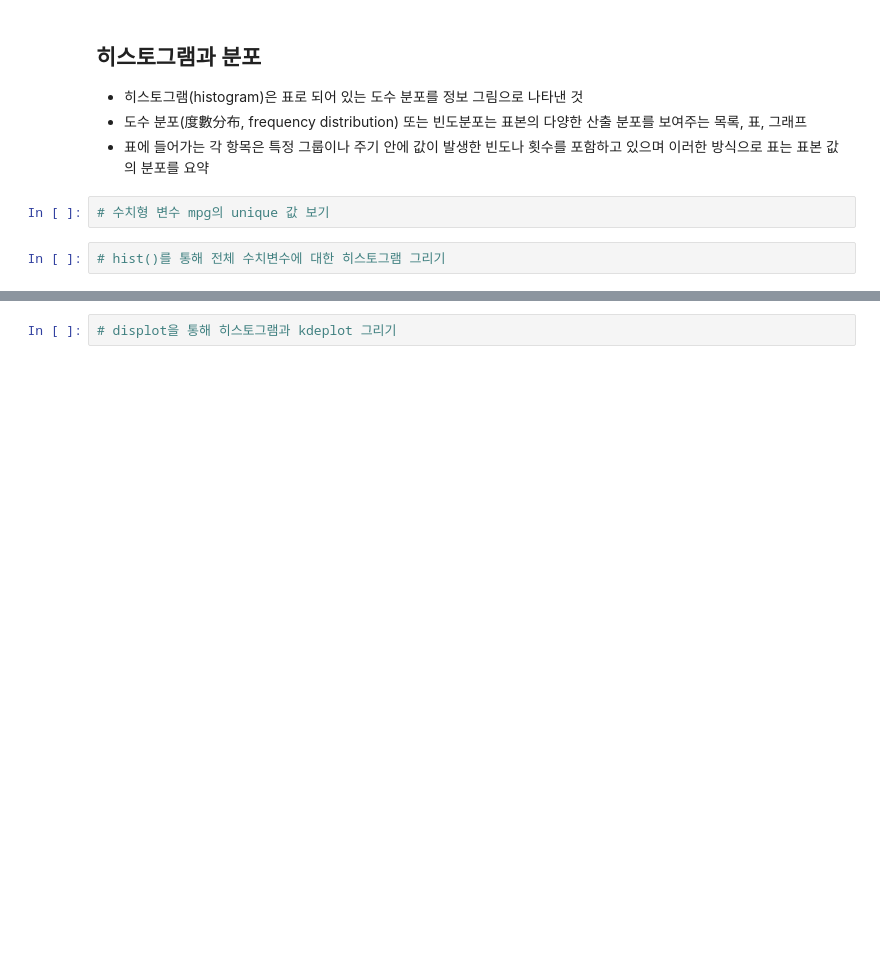
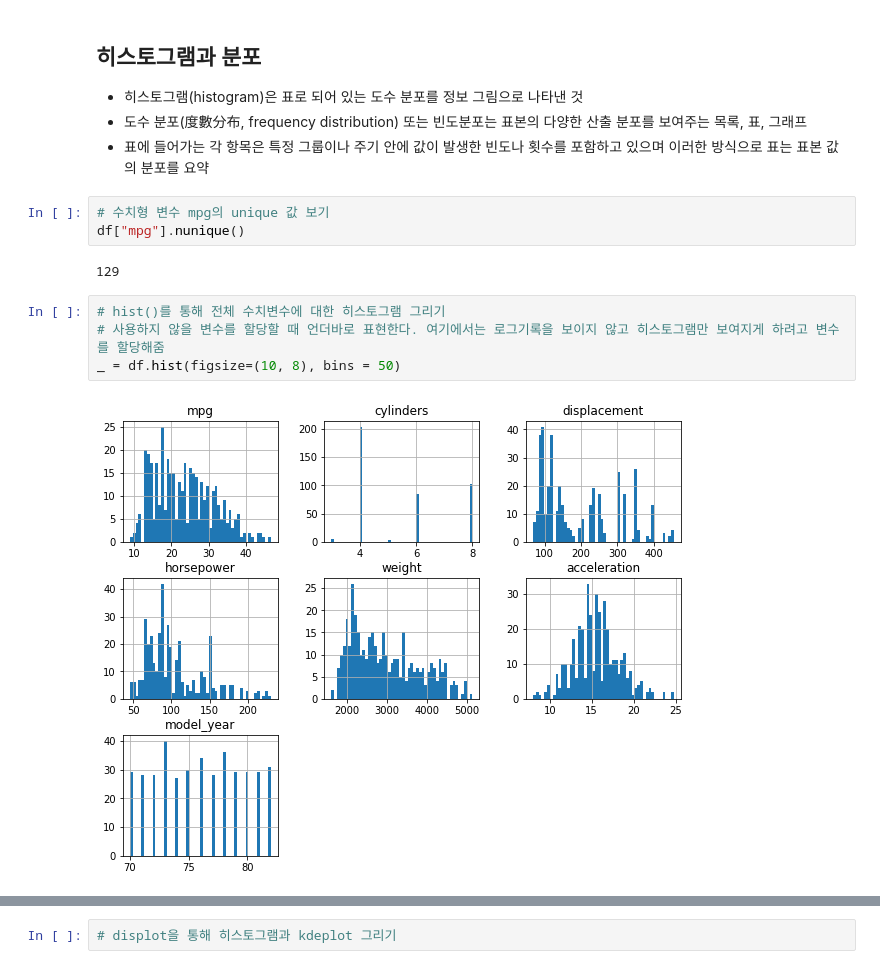
Before and after one commit to prrrosy/Data_Science, a Jupyter notebook: 5.3 파이썬 EDA-수치형 변수-input.ipynb, the cells around one changed output, grey strips where cells are left out. Cells and saved outputs as stored; diff of their text form; blank space fills up the shorter version.

```diff
--- a/5.3 파이썬 EDA-수치형 변수-input.ipynb
+++ b/5.3 파이썬 EDA-수치형 변수-input.ipynb
@@ -127,8 +127,15 @@ df.describe(include="object")
 * 표에 들어가는 각 항목은 특정 그룹이나 주기 안에 값이 발생한 빈도나 횟수를 포함하고 있으며 이러한 방식으로 표는 표본 값의 분포를 요약
 # %%
 # 수치형 변수 mpg의 unique 값 보기
+df["mpg"].nunique()
+# %% [output]
+129
-# %%
-# hist()를 통해 전체 수치변수에 대한 히스토그램 그리기
+# %%
+# hist()를 통해 전체 수치변수에 대한 히스토그램 그리기
+# 사용하지 않을 변수를 할당할 때 언더바로 표현한다. 여기에서는 로그기록을 보이지 않고 히스토그램만 보여지게 하려고 변수를 할당해줌
+_ = df.hist(figsize=(10, 8), bins = 50)
+# %% [output]
+[figure, added]
 # %% [markdown]
 ### 비대칭도(왜도)
 * 실수 값 확률 변수의 확률 분포 비대칭성을 나타내는 지표
```
Also changed, not shown: parts of 2 cells of this notebook.
